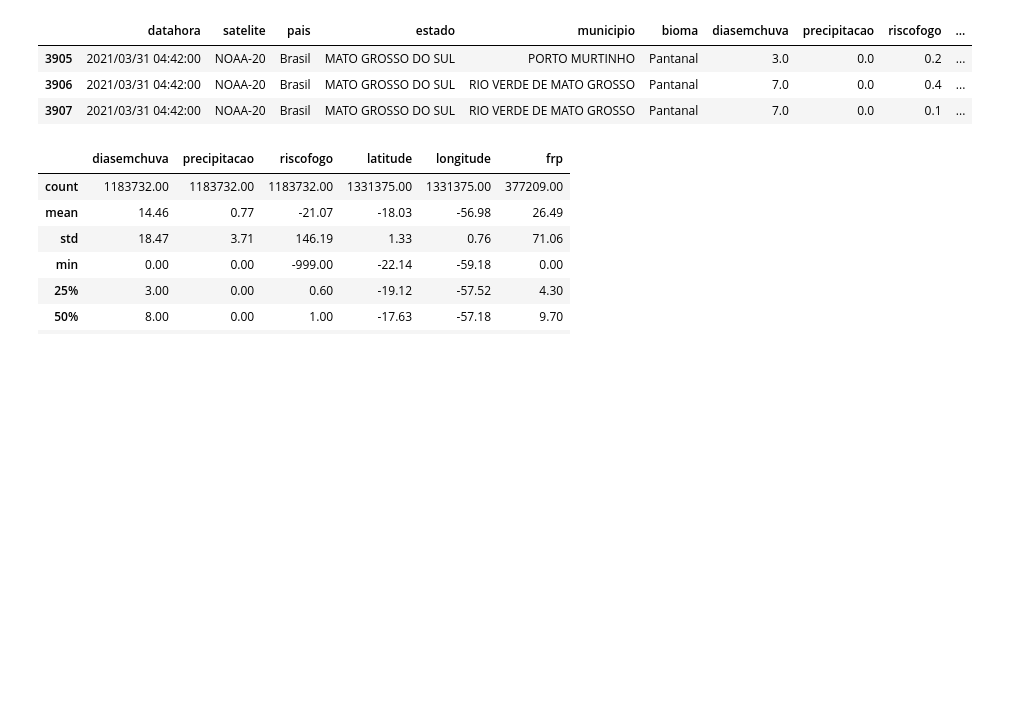
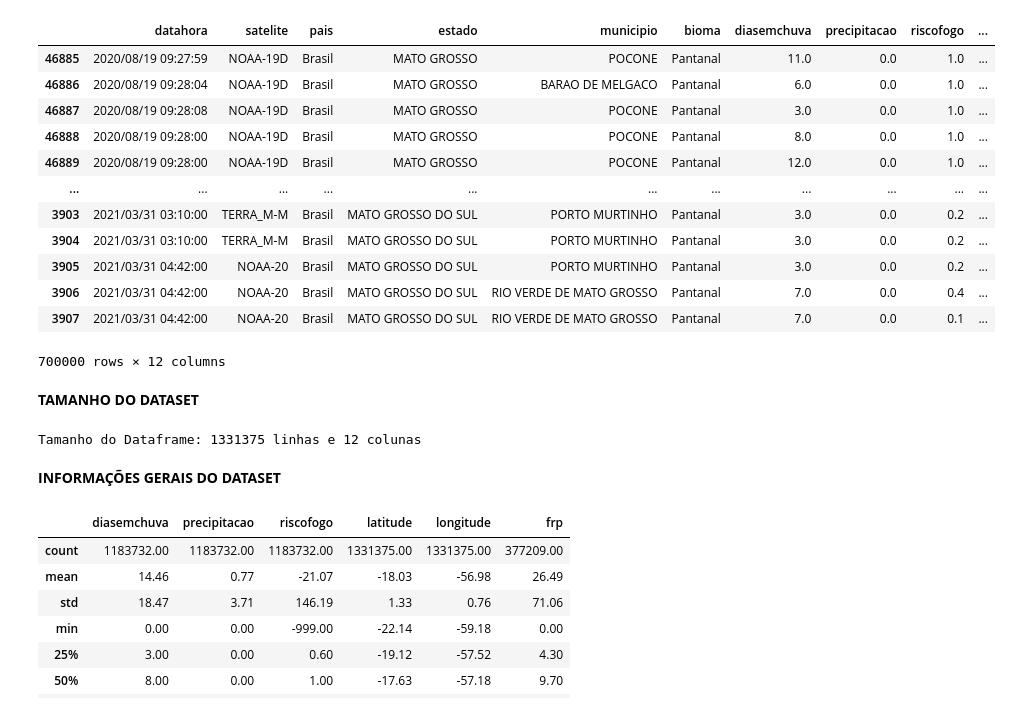
Before and after one commit to charlespimentel/PROJ_QUEIMA_BR, a Jupyter notebook: Inpe_12_21.ipynb, the cells around one changed output. Drawn from its saved outputs; the diff is of its cells as text; code cells hidden in the pictures; blank space fills up the shorter version.

```diff
--- a/Inpe_12_21.ipynb
+++ b/Inpe_12_21.ipynb
@@ -33,10 +51,27 @@ df.head(3)
 # %%
-df.tail(3)
+df.tail(700000)
 # %% [output]
 |  | datahora | satelite | pais | estado | municipio | bioma | diasemchuva | precipitacao | riscofogo | ... |
+| 46885 | 2020/08/19 09:27:59 | NOAA-19D | Brasil | MATO GROSSO | POCONE | Pantanal | 11.0 | 0.0 | 1.0 | ... |
+| 46886 | 2020/08/19 09:28:04 | NOAA-19D | Brasil | MATO GROSSO | BARAO DE MELGACO | Pantanal | 6.0 | 0.0 | 1.0 | ... |
+| 46887 | 2020/08/19 09:28:08 | NOAA-19D | Brasil | MATO GROSSO | POCONE | Pantanal | 3.0 | 0.0 | 1.0 | ... |
+| 46888 | 2020/08/19 09:28:00 | NOAA-19D | Brasil | MATO GROSSO | POCONE | Pantanal | 8.0 | 0.0 | 1.0 | ... |
+| 46889 | 2020/08/19 09:28:00 | NOAA-19D | Brasil | MATO GROSSO | POCONE | Pantanal | 12.0 | 0.0 | 1.0 | ... |
+| ... | ... | ... | ... | ... | ... | ... | ... | ... | ... | ... |
+| 3903 | 2021/03/31 03:10:00 | TERRA_M-M | Brasil | MATO GROSSO DO SUL | PORTO MURTINHO | Pantanal | 3.0 | 0.0 | 0.2 | ... |
+| 3904 | 2021/03/31 03:10:00 | TERRA_M-M | Brasil | MATO GROSSO DO SUL | PORTO MURTINHO | Pantanal | 3.0 | 0.0 | 0.2 | ... |
 | 3905 | 2021/03/31 04:42:00 | NOAA-20 | Brasil | MATO GROSSO DO SUL | PORTO MURTINHO | Pantanal | 3.0 | 0.0 | 0.2 | ... |
 | 3906 | 2021/03/31 04:42:00 | NOAA-20 | Brasil | MATO GROSSO DO SUL | RIO VERDE DE MATO GROSSO | Pantanal | 7.0 | 0.0 | 0.4 | ... |
 | 3907 | 2021/03/31 04:42:00 | NOAA-20 | Brasil | MATO GROSSO DO SUL | RIO VERDE DE MATO GROSSO | Pantanal | 7.0 | 0.0 | 0.1 | ... |
+700000 rows × 12 columns
+# %% [markdown]
+**TAMANHO DO DATASET**
+# %%
+print(f'Tamanho do Dataframe: {df.shape[0]} linhas e {df.shape[1]} colunas') # Descreve o tamanho do dataframe em uma tupla
+# %% [output]
+Tamanho do Dataframe: 1331375 linhas e 12 colunas
+# %% [markdown]
+**INFORMAÇÕES GERAIS DO DATASET**
 # %%
 df.describe().round(2) # Resume e descreve algumas operações gerais do Dataset. Round(2) arredonda para 2 casas decimais.
 # %% [output]
```
Also changed, not shown: parts of 25 cells of this notebook.
